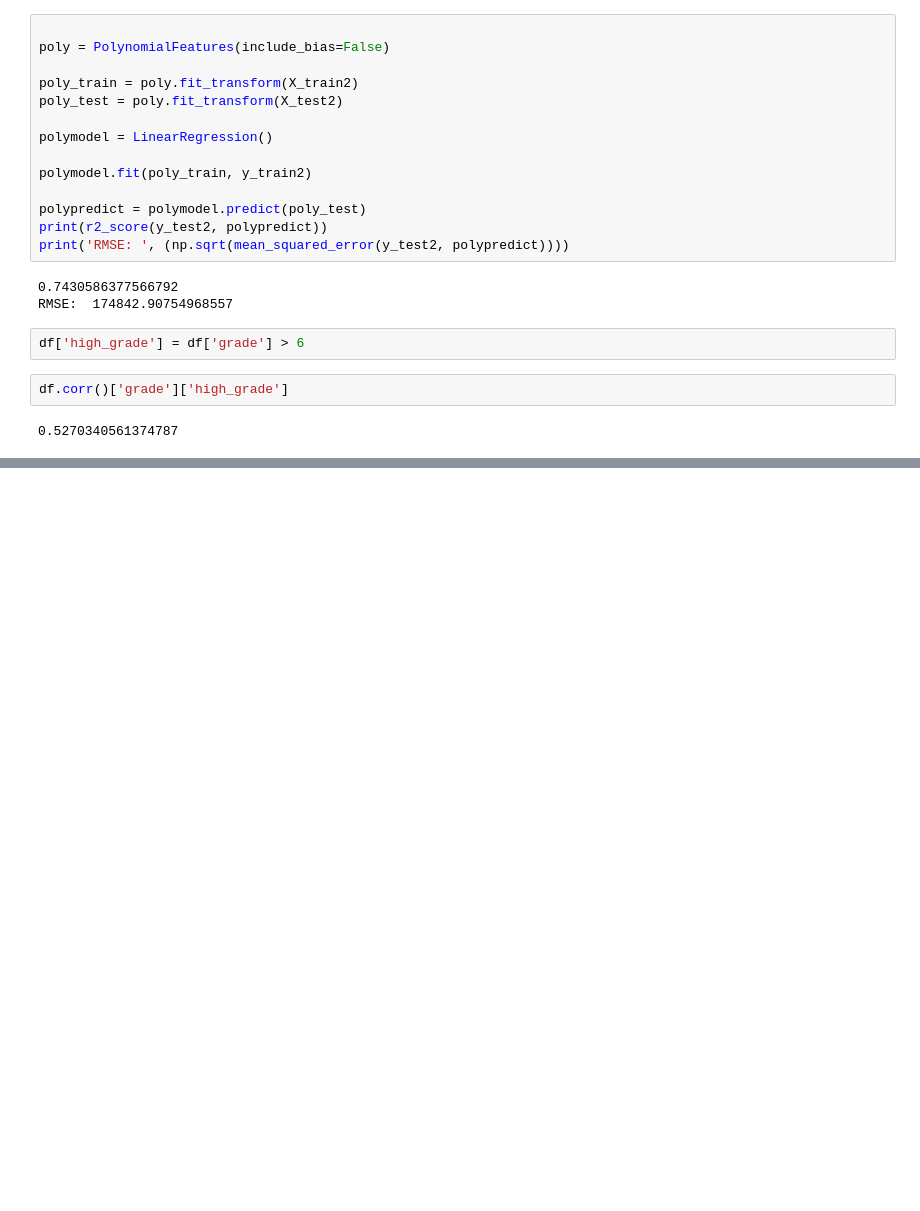
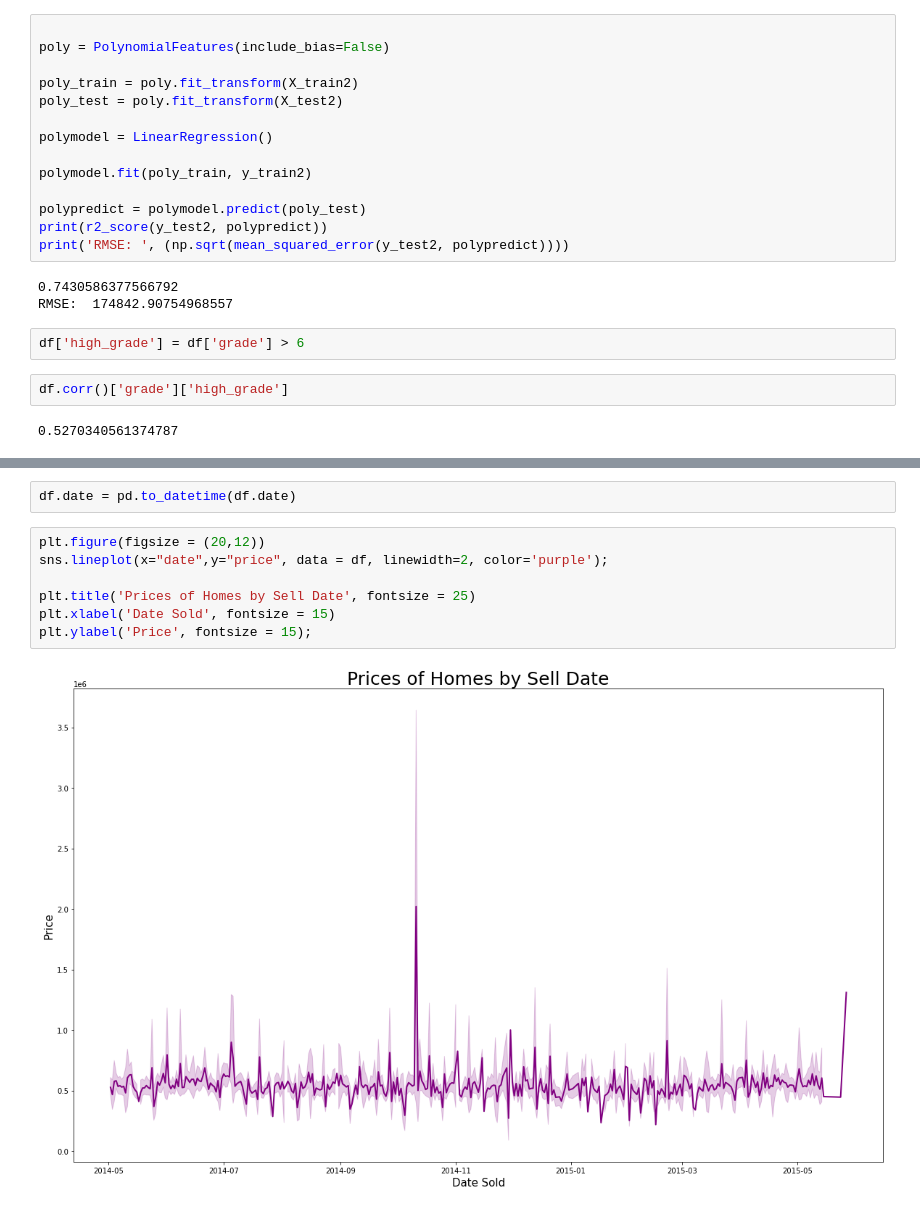
Before and after one commit to jnhoogstra/bsc-phase-two-project, a Jupyter notebook: notebooks/exploratory/lorin/new Notebook.ipynb, the cells around one changed output, grey strips where cells are left out. Saved outputs shown, nothing was run; the diff lists cells and outputs as text; blank space fills up the shorter version.

```diff
--- a/notebooks/exploratory/lorin/new Notebook.ipynb
+++ b/notebooks/exploratory/lorin/new Notebook.ipynb
@@ -239,0 +321,11 @@ df.corr()['grade']['high_grade']
+# %%
+df.date = pd.to_datetime(df.date)
+# %%
+plt.figure(figsize = (20,12))
+sns.lineplot(x="date",y="price", data = df, linewidth=2, color='purple');
+
+plt.title('Prices of Homes by Sell Date', fontsize = 25)
+plt.xlabel('Date Sold', fontsize = 15)
+plt.ylabel('Price', fontsize = 15);
+# %% [output]
+[figure, added]
```
Also changed, not shown: parts of 9 cells of this notebook.
